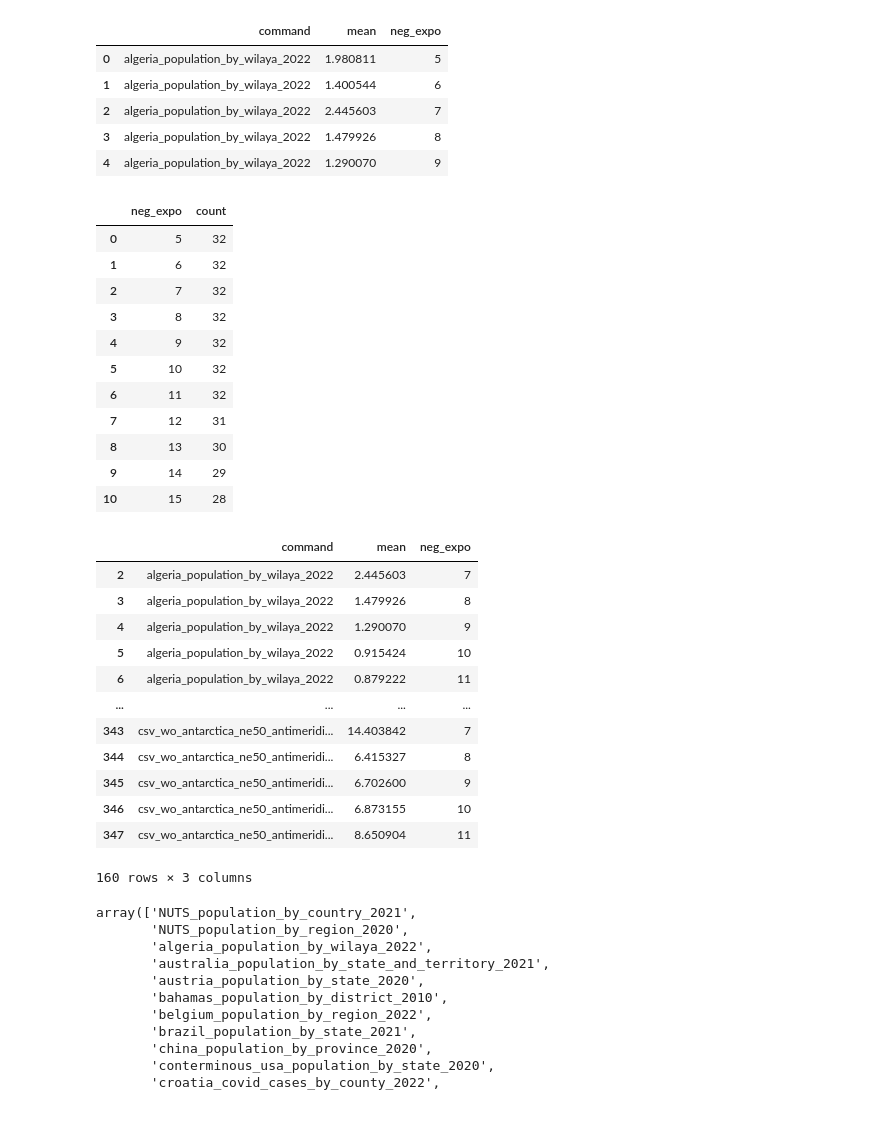
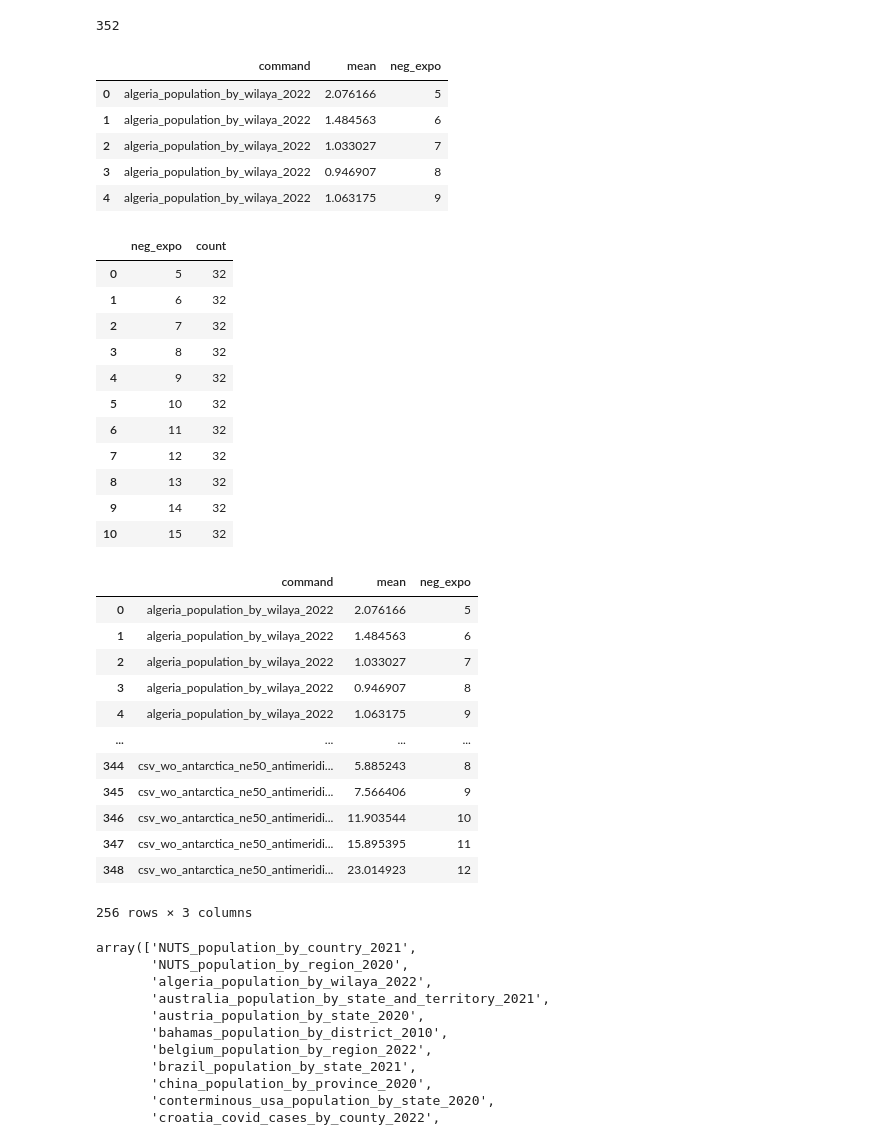
Before and after one commit to adisidev/carto-compare, a Jupyter notebook: analysis/quadtree_sensitivity/time_plot.ipynb, the cells around one changed output. Saved outputs shown, nothing was run; the diff lists cells and outputs as text; code cells hidden in the pictures.

```diff
--- a/analysis/quadtree_sensitivity/time_plot.ipynb
+++ b/analysis/quadtree_sensitivity/time_plot.ipynb
@@ -4,7 +4,7 @@ import numpy as np
 import json
 import matplotlib.pyplot as plt
 # %%
-df = pd.read_csv('quadtree_leaf_count_factor_times.csv')
+df = pd.read_csv('final_results.csv')
 df
 # %% [output]
 |  | command | mean | stddev | median | user | system | min | max | parameter_qlcf |
@@ -40,14 +40,18 @@ df
 352 rows × 10 columns
+# %%
+sum(df["parameter_qlcf"] == df["neg_expo"])
+# %% [output]
+352
 # %%
 df = df[['command', 'mean', 'neg_expo']]
 df.head()
 # %% [output]
 |  | command | mean | neg_expo |
-| 0 | algeria_population_by_wilaya_2022 | 1.980811 | 5 |
-| 1 | algeria_population_by_wilaya_2022 | 1.400544 | 6 |
-| 2 | algeria_population_by_wilaya_2022 | 2.445603 | 7 |
-| 3 | algeria_population_by_wilaya_2022 | 1.479926 | 8 |
-| 4 | algeria_population_by_wilaya_2022 | 1.290070 | 9 |
+| 0 | algeria_population_by_wilaya_2022 | 2.076166 | 5 |
+| 1 | algeria_population_by_wilaya_2022 | 1.484563 | 6 |
+| 2 | algeria_population_by_wilaya_2022 | 1.033027 | 7 |
+| 3 | algeria_population_by_wilaya_2022 | 0.946907 | 8 |
+| 4 | algeria_population_by_wilaya_2022 | 1.063175 | 9 |
 # %%
 counts = (
     df[df['mean'].notna()]
@@ -65,27 +69,27 @@ counts
 | 4 | 9 | 32 |
 | 5 | 10 | 32 |
 | 6 | 11 | 32 |
-| 7 | 12 | 31 |
-| 8 | 13 | 30 |
-| 9 | 14 | 29 |
-| 10 | 15 | 28 |
+| 7 | 12 | 32 |
+| 8 | 13 | 32 |
+| 9 | 14 | 32 |
+| 10 | 15 | 32 |
 # %%
-df = df[(df['neg_expo'] >= 7) & (df['neg_expo'] <= 11)]
+df = df[(df['neg_expo'] >= 5) & (df['neg_expo'] <= 12)]
 df
 # %% [output]
 |  | command | mean | neg_expo |
-| 2 | algeria_population_by_wilaya_2022 | 2.445603 | 7 |
-| 3 | algeria_population_by_wilaya_2022 | 1.479926 | 8 |
-| 4 | algeria_population_by_wilaya_2022 | 1.290070 | 9 |
-| 5 | algeria_population_by_wilaya_2022 | 0.915424 | 10 |
-| 6 | algeria_population_by_wilaya_2022 | 0.879222 | 11 |
+| 0 | algeria_population_by_wilaya_2022 | 2.076166 | 5 |
+| 1 | algeria_population_by_wilaya_2022 | 1.484563 | 6 |
+| 2 | algeria_population_by_wilaya_2022 | 1.033027 | 7 |
+| 3 | algeria_population_by_wilaya_2022 | 0.946907 | 8 |
+| 4 | algeria_population_by_wilaya_2022 | 1.063175 | 9 |
 | ... | ... | ... | ... |
-| 343 | csv_wo_antarctica_ne50_antimeridi... | 14.403842 | 7 |
-| 344 | csv_wo_antarctica_ne50_antimeridi... | 6.415327 | 8 |
-| 345 | csv_wo_antarctica_ne50_antimeridi... | 6.702600 | 9 |
-| 346 | csv_wo_antarctica_ne50_antimeridi... | 6.873155 | 10 |
-| 347 | csv_wo_antarctica_ne50_antimeridi... | 8.650904 | 11 |
+| 344 | csv_wo_antarctica_ne50_antimeridi... | 5.885243 | 8 |
+| 345 | csv_wo_antarctica_ne50_antimeridi... | 7.566406 | 9 |
+| 346 | csv_wo_antarctica_ne50_antimeridi... | 11.903544 | 10 |
+| 347 | csv_wo_antarctica_ne50_antimeridi... | 15.895395 | 11 |
+| 348 | csv_wo_antarctica_ne50_antimeridi... | 23.014923 | 12 |
-160 rows × 3 columns
+256 rows × 3 columns
 # %%
 np.unique(df["command"])
 # %% [output]
```
Also changed, not shown: parts of 7 cells of this notebook, 39 other files.
